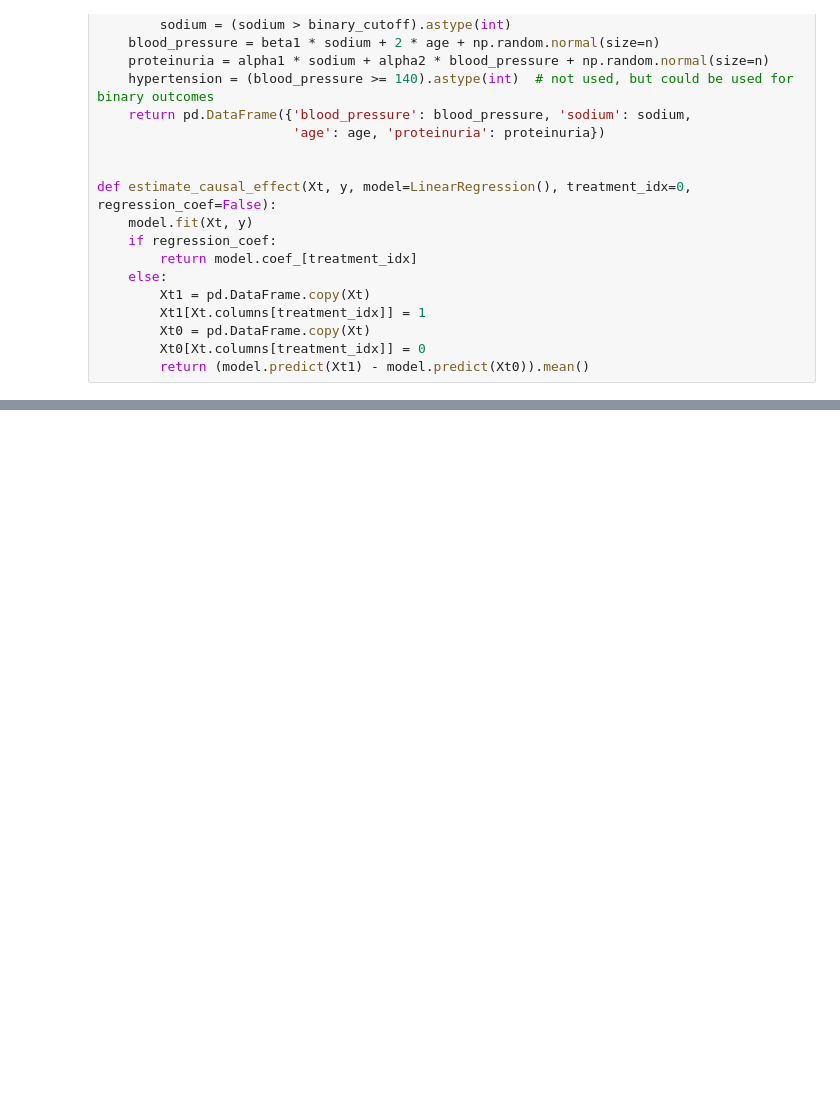
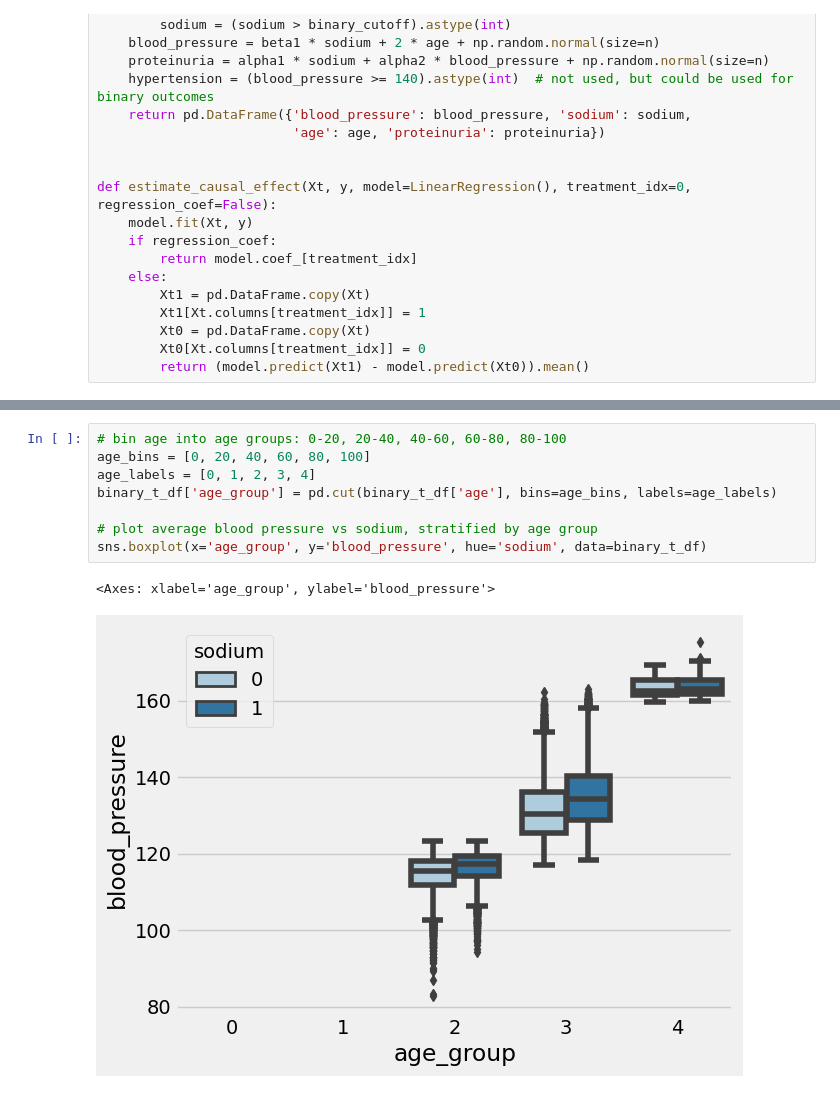
Before and after one commit to mark-baole/causal-inference, a Jupyter notebook: sodium_example.ipynb, the cells around one changed output, grey strips where cells are left out. Cells and saved outputs as stored; diff of their text form; blank space fills up the shorter version.

```diff
--- a/sodium_example.ipynb
+++ b/sodium_example.ipynb
@@ -36,0 +78,11 @@ def estimate_causal_effect(Xt, y, model=LinearRegression(), treatment_idx=0, reg
+# %%
+# bin age into age groups: 0-20, 20-40, 40-60, 60-80, 80-100
+age_bins = [0, 20, 40, 60, 80, 100]
+age_labels = [0, 1, 2, 3, 4]
+binary_t_df['age_group'] = pd.cut(binary_t_df['age'], bins=age_bins, labels=age_labels)
+
+# plot average blood pressure vs sodium, stratified by age group
+sns.boxplot(x='age_group', y='blood_pressure', hue='sodium', data=binary_t_df)
+# %% [output]
+<Axes: xlabel='age_group', ylabel='blood_pressure'>
+[figure, added]
```
Also changed, not shown: parts of 17 cells of this notebook, 2 other files.
